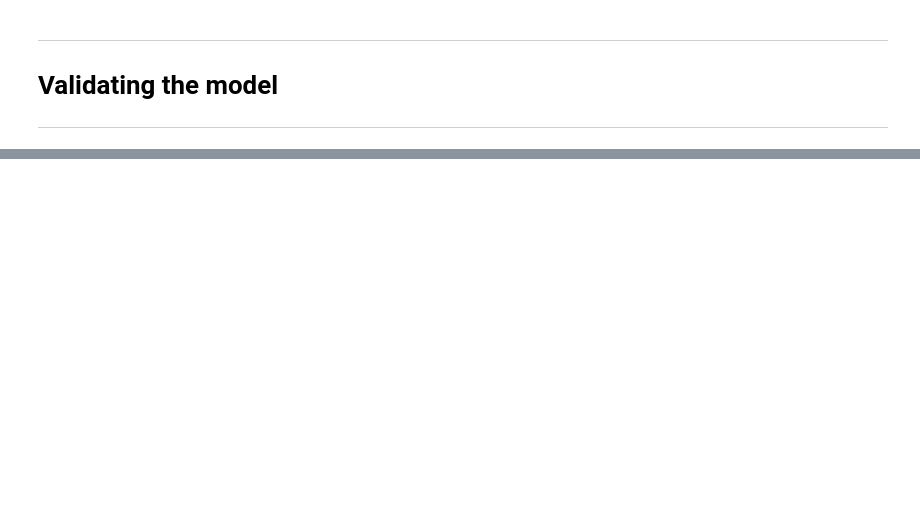
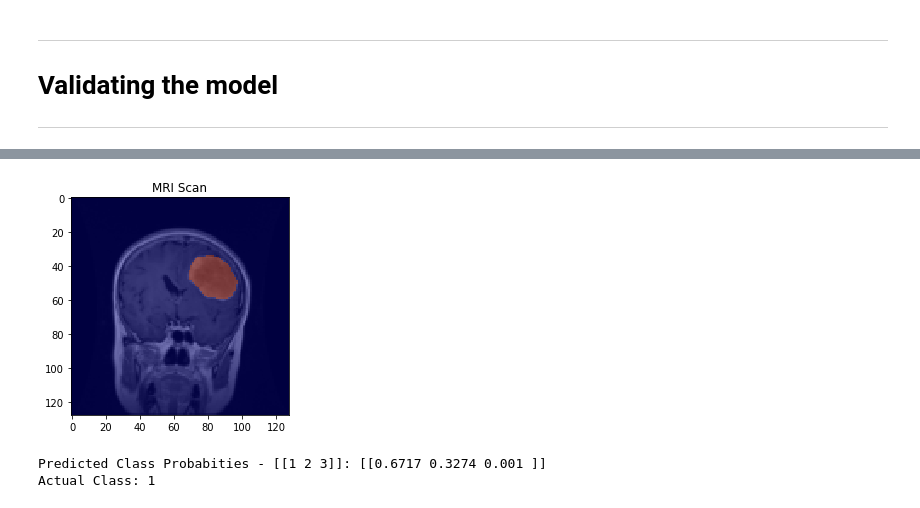
Before and after one commit to jw01324/COM3025, a Jupyter notebook: COM3025.ipynb, the cells around one changed output, grey strips where cells are left out. Saved outputs shown, nothing was run; the diff lists cells and outputs as text; code cells hidden in the pictures; blank space fills up the shorter version.

```diff
--- a/COM3025.ipynb
+++ b/COM3025.ipynb
@@ -444,0 +370,17 @@ for i in range (0, 3):
+# %%
+predClass = model.predict(np.expand_dims(images_rs[1], axis=0))
+images_dsp = np.squeeze(images_rs[1], axis=2)
+
+
+plt.figure()
+plt.title("MRI Scan")
+plt.imshow(images_dsp, 'gray', interpolation='none')
+plt.imshow(tumorMask_rs[1], 'jet', interpolation='none', alpha=0.5)
+plt.show()
+
+print("Predicted Class Probabities - [[1 2 3]]: " + str(np.around(predClass, decimals=4)))
+print("Actual Class: " + str(labels[1]))
+# %% [output]
+[figure, added]
+Predicted Class Probabities - [[1 2 3]]: [[0.6717 0.3274 0.001 ]]
+Actual Class: 1
```
Also changed, not shown: parts of 12 cells of this notebook.
